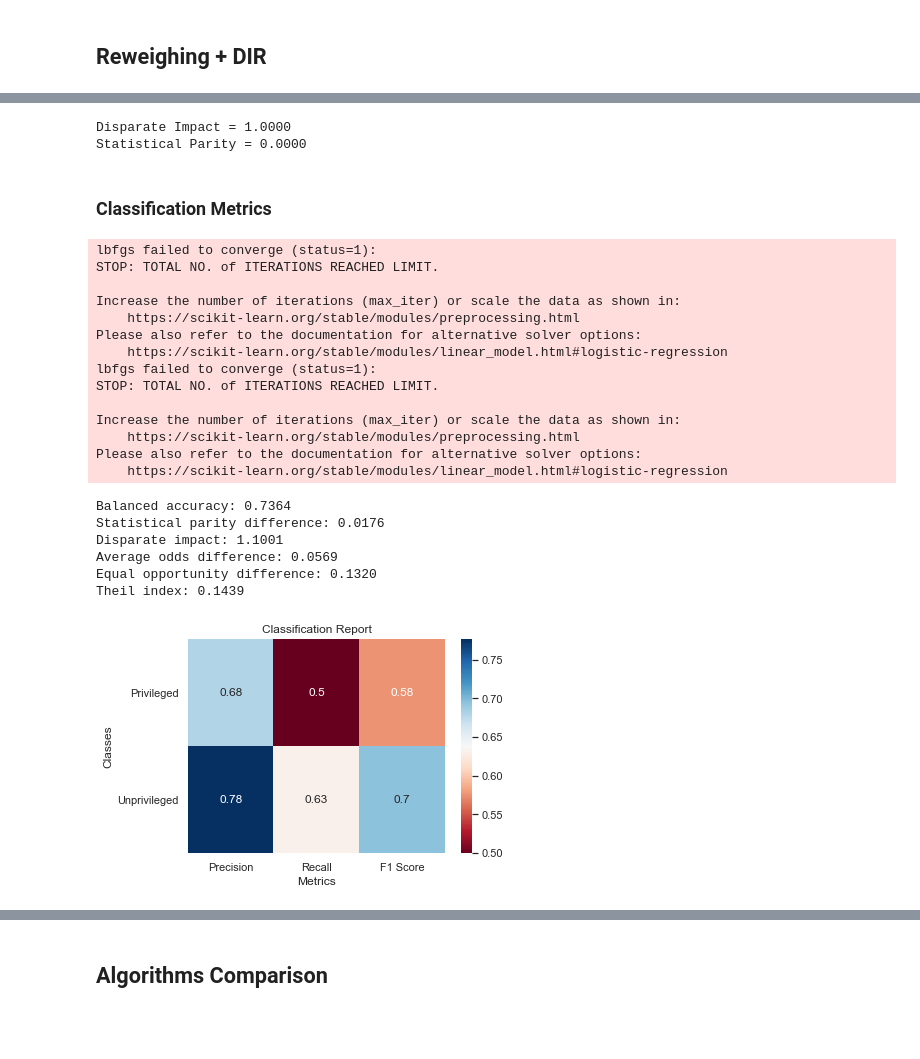
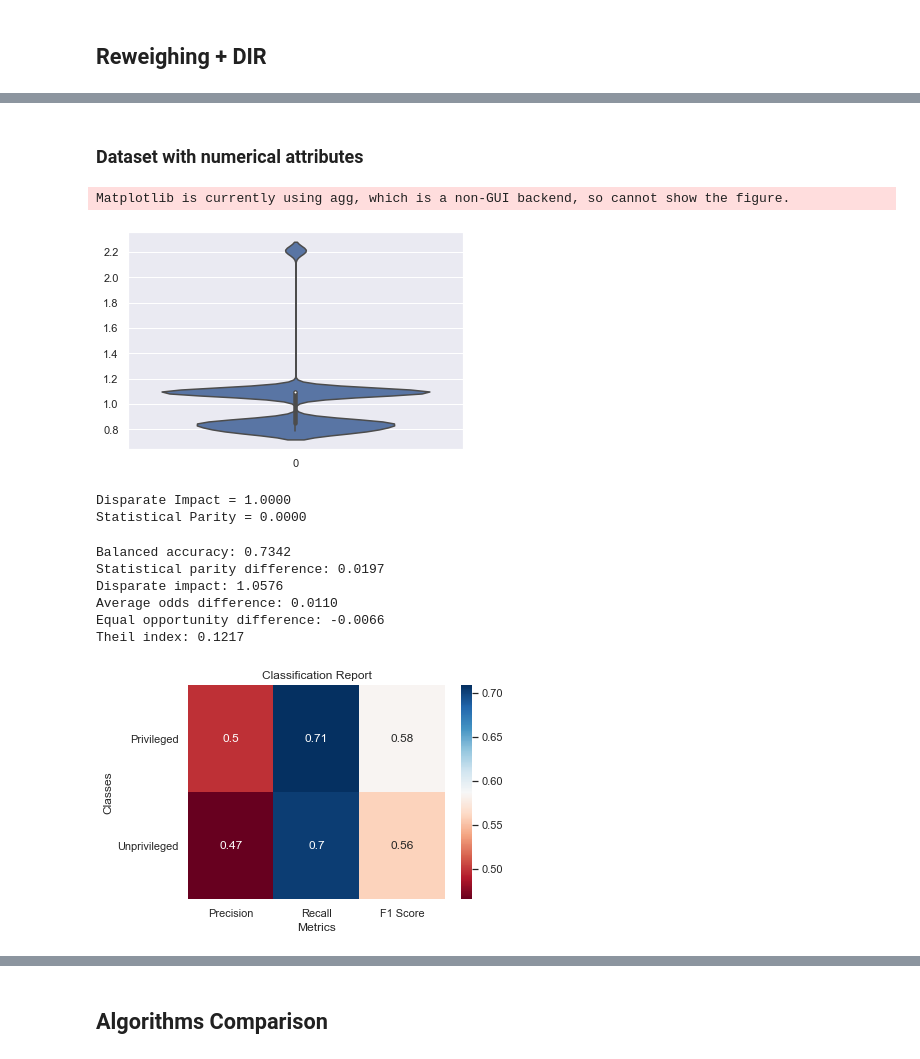
Before and after one commit to giordanoDaloisio/bias-mitigation-methods, a Jupyter notebook: Adult.ipynb, the cells around one changed output, grey strips where cells are left out. Cells and saved outputs as stored; diff of their text form; code cells hidden in the pictures; blank space fills up the shorter version.

```diff
--- a/Adult.ipynb
+++ b/Adult.ipynb
@@ -587,0 +598,9 @@ Matplotlib is currently using agg, which is a non-GUI backend, so cannot show th
+# %%
+df = load_dataset()
+drop_cols = ['workclass', 'fnlwgt', 'education', 'marital-status', 'occupation', 'relationship', 'native-country']
+df.drop(df[drop_cols], axis=1, inplace=True)
+le = LabelEncoder()
+df['sex'] = le.fit_transform(df['sex'])
+df['race'] = le.fit_transform(df['race'])
+df['income'] = le.fit_transform(df['income'])
+df
@@ -587,0 +637,9 @@ Matplotlib is currently using agg, which is a non-GUI backend, so cannot show th
+# %%
+df_bin = BinaryLabelDataset(
+    favorable_label=1, unfavorable_label=0, df=df, label_names=['income'], protected_attribute_names=['sex'])
+df_dir = df_bin.copy()
+scaler = MinMaxScaler(copy=False)
+df_dir.features = scaler.fit_transform(df_bin.features)
+# %%
+di = DisparateImpactRemover(sensitive_attribute='sex')
+df_dir = di.fit_transform(df_bin)
@@ -603,32 +726,28 @@ Matplotlib is currently using agg, which is a non-GUI backend, so cannot show th
+# %% [markdown]
+### Dataset with numerical attributes
+# %%
+rw_dir_data = df_dir.copy()
+rw = Reweighing(unprivileged_group, privileged_group)
+rw_dir_data = rw.fit_transform(rw_dir_data)
+sns.violinplot(data= rw_dir_data.instance_weights)
+plt.show()
+# %% [output]
+Matplotlib is currently using agg, which is a non-GUI backend, so cannot show the figure.
+[figure, added]
 # %%
 metrics = compute_dataset_fairness_metrics(rw_dir_data, unprivileged_group, privileged_group)
 # %% [output]
 Disparate Impact = 1.0000
 Statistical Parity = 0.0000
-# %% [markdown]
-### Classification Metrics
 # %%
-rw_dir_score = classify_dir(make_pipeline(StandardScaler(), LogisticRegression()), rw_dir_data)
+rw_dir_score = classify(make_pipeline(StandardScaler(), LogisticRegression(class_weight='balanced', solver='liblinear')),
+                        rw_dir_data, sensitive_attributes=['sex'])
 # %% [output]
-lbfgs failed to converge (status=1):
-STOP: TOTAL NO. of ITERATIONS REACHED LIMIT.
-
-Increase the number of iterations (max_iter) or scale the data as shown in:
-    https://scikit-learn.org/stable/modules/preprocessing.html
-Please also refer to the documentation for alternative solver options:
-    https://scikit-learn.org/stable/modules/linear_model.html#logistic-regression
-lbfgs failed to converge (status=1):
-STOP: TOTAL NO. of ITERATIONS REACHED LIMIT.
-
-Increase the number of iterations (max_iter) or scale the data as shown in:
-    https://scikit-learn.org/stable/modules/preprocessing.html
-Please also refer to the documentation for alternative solver options:
-    https://scikit-learn.org/stable/modules/linear_model.html#logistic-regression
+Balanced accuracy: 0.7342
+Statistical parity difference: 0.0197
+Disparate impact: 1.0576
+Average odds difference: 0.0110
+Equal opportunity difference: -0.0066
+Theil index: 0.1217
-Balanced accuracy: 0.7364
-Statistical parity difference: 0.0176
-Disparate impact: 1.1001
-Average odds difference: 0.0569
-Equal opportunity difference: 0.1320
-Theil index: 0.1439
-[figure, old version]
+[figure, new version]
 # %%
```
Also changed, not shown: parts of 45 cells of this notebook, 2 other files.
